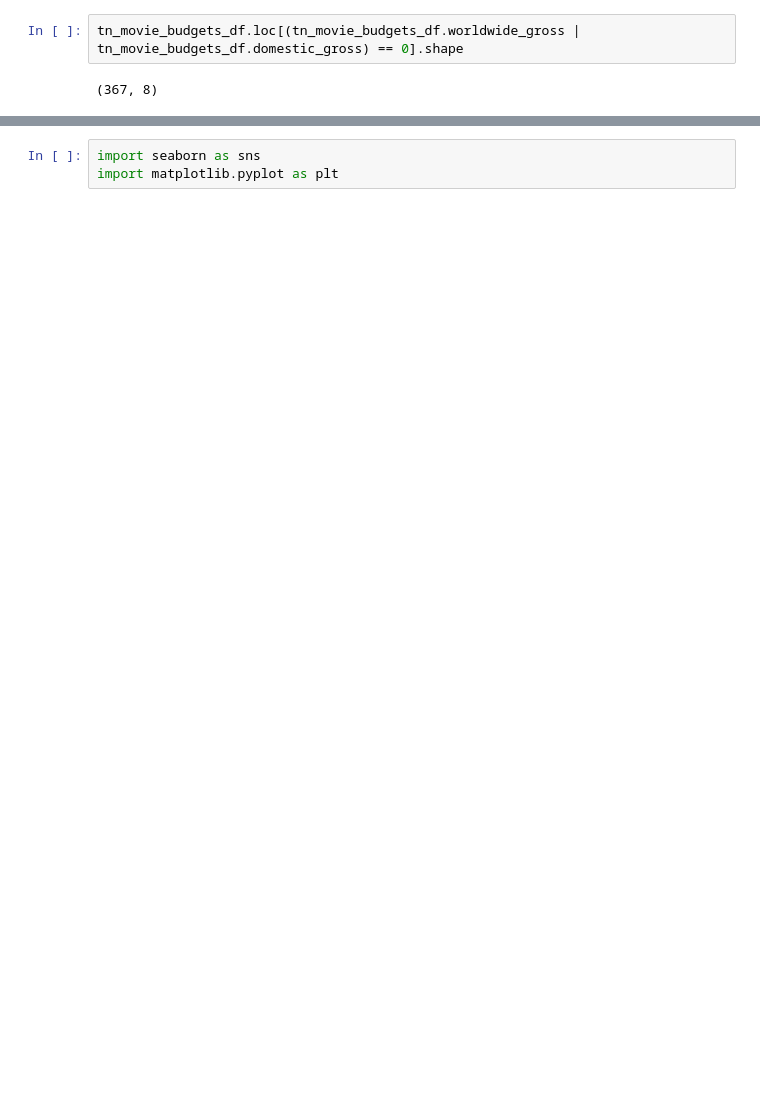
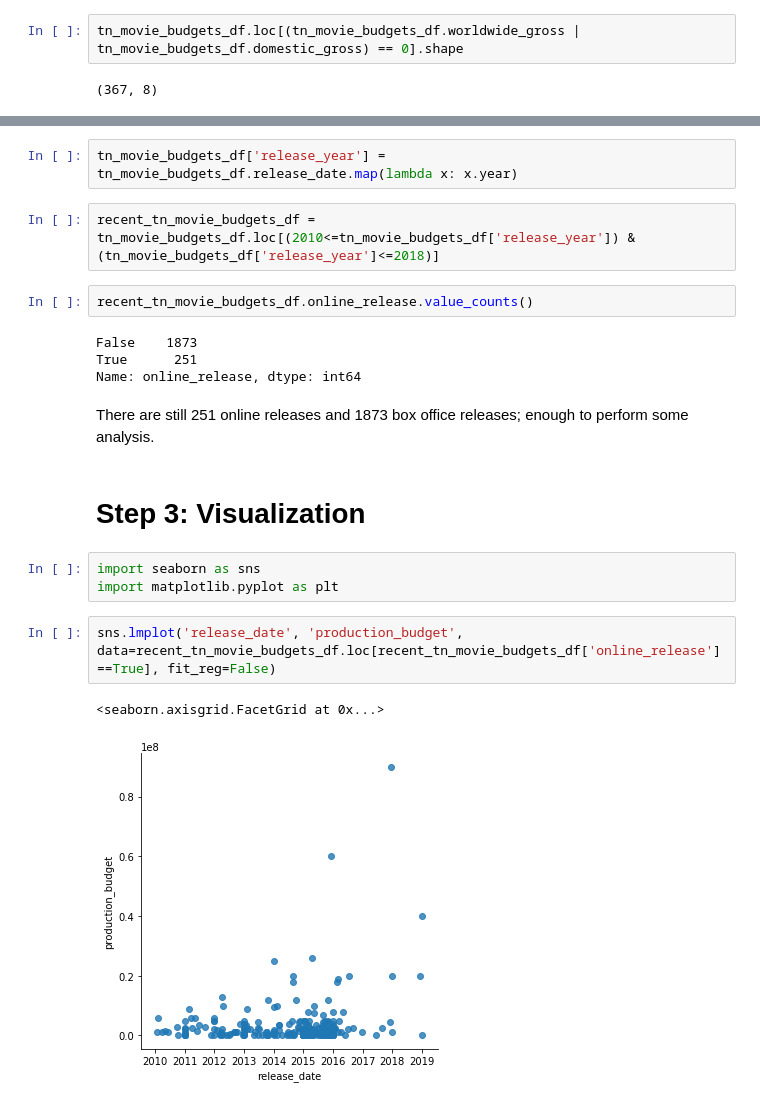
Before and after one commit to mishaberrien/Movie-Performance-Analysis, a Jupyter notebook: grab_and_explore_movie_data.ipynb, the cells around one changed output, grey strips where cells are left out. Cells and saved outputs as stored; diff of their text form; blank space fills up the shorter version.

```diff
--- a/grab_and_explore_movie_data.ipynb
+++ b/grab_and_explore_movie_data.ipynb
@@ -414,3 +401,22 @@
+# %%
+tn_movie_budgets_df['release_year'] = tn_movie_budgets_df.release_date.map(lambda x: x.year)
+# %%
+recent_tn_movie_budgets_df = tn_movie_budgets_df.loc[(2010<=tn_movie_budgets_df['release_year']) & (tn_movie_budgets_df['release_year']<=2018)]
+# %%
+recent_tn_movie_budgets_df.online_release.value_counts()
+# %% [output]
+False    1873
+True      251
+Name: online_release, dtype: int64
+# %% [markdown]
+There are still 251 online releases and 1873 box office releases; enough to perform some analysis.
+# %% [markdown]
+# Step 3: Visualization
 # %%
 import seaborn as sns
 import matplotlib.pyplot as plt
+# %%
+sns.lmplot('release_date', 'production_budget', data=recent_tn_movie_budgets_df.loc[recent_tn_movie_budgets_df['online_release']==True], fit_reg=False)
+# %% [output]
+<seaborn.axisgrid.FacetGrid at 0x...>
+[figure, added]
```
Also changed, not shown: parts of 21 cells of this notebook.
